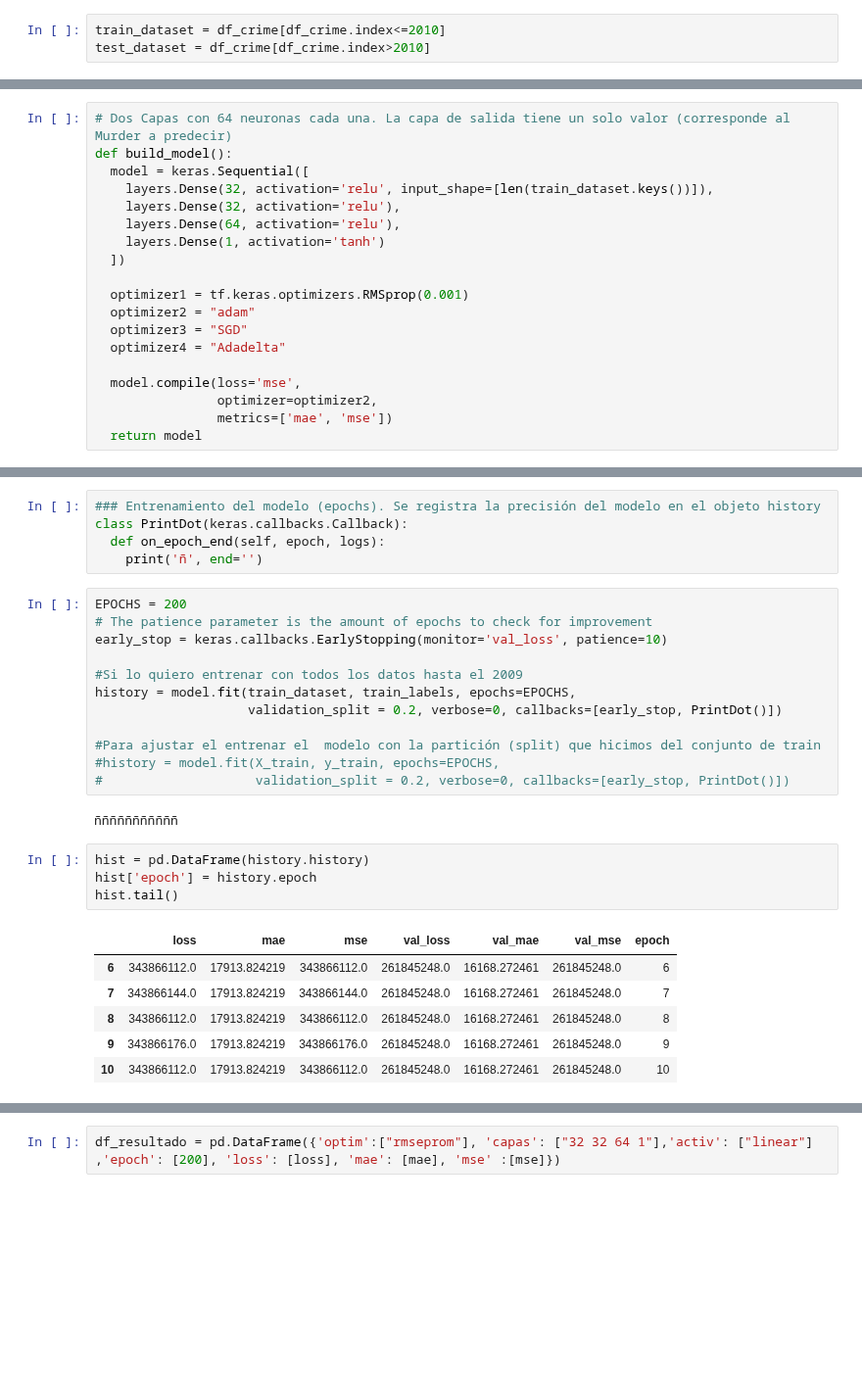
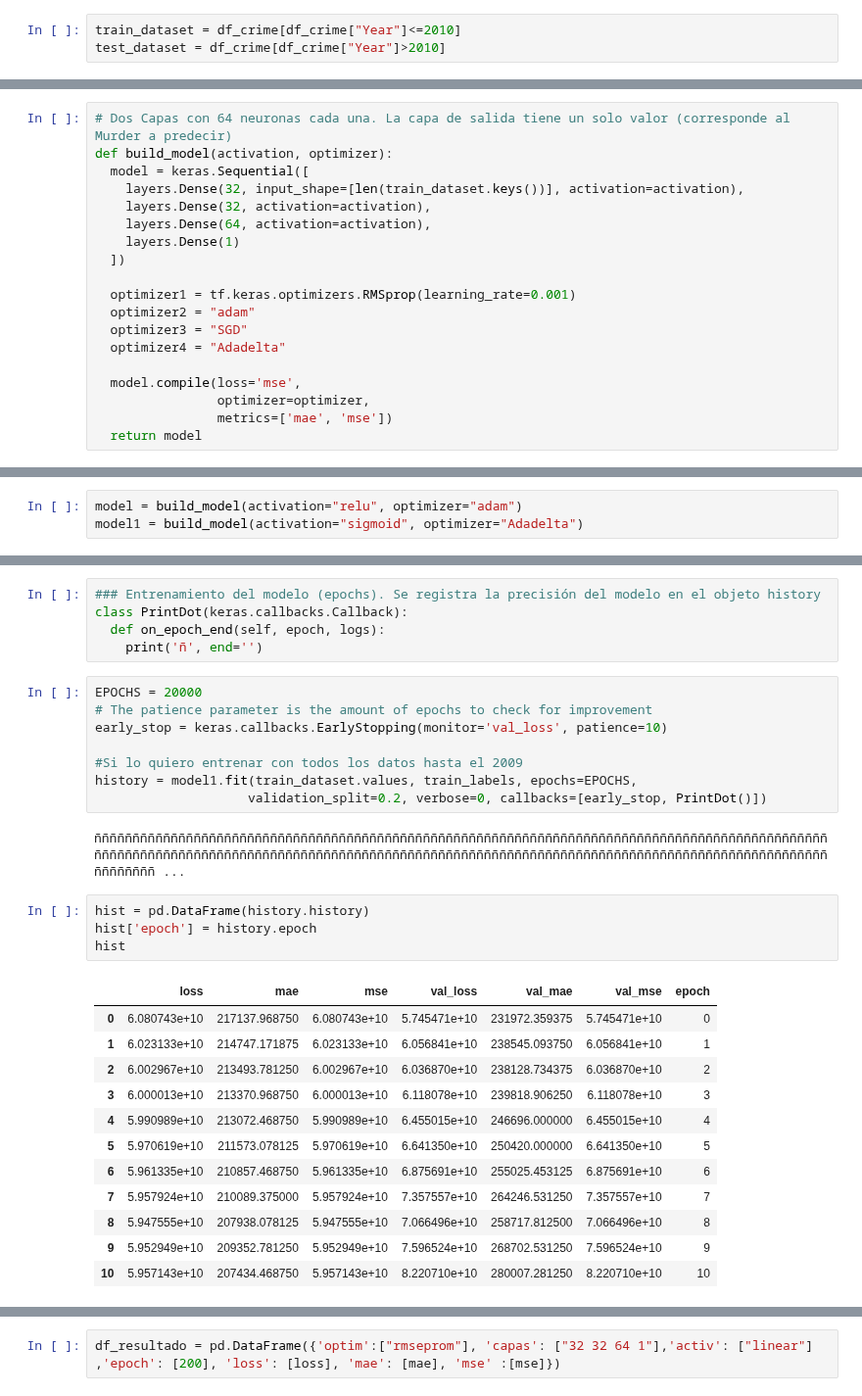
Before and after one commit to Clapiniella/data_science_jun_2020, a Jupyter notebook: others/exercises/week_12_solutions/crime_dnn MVL.ipynb, the cells around one changed output, grey strips where cells are left out. Shown at 98% size. Drawn from its saved outputs; the diff is of its cells as text; blank space fills up the shorter version.

```diff
--- a/others/exercises/week_12_solutions/crime_dnn MVL.ipynb
+++ b/others/exercises/week_12_solutions/crime_dnn MVL.ipynb
@@ -96,3 +119,3 @@ df_crime =df
 # %%
-train_dataset = df_crime[df_crime.index<=2010]
-test_dataset = df_crime[df_crime.index>2010]
+train_dataset = df_crime[df_crime["Year"]<=2010]
+test_dataset = df_crime[df_crime["Year"]>2010]
@@ -116,20 +159,20 @@ Ahora, prueba 3 optimizadores diferentes, ¿se modifica el resultado? ¿cuál te
 Con el mejor optimizador modifica la función de activación a otra diferente. ¿Cuál ha dado mejor resultado?
 # %%
 # Dos Capas con 64 neuronas cada una. La capa de salida tiene un solo valor (corresponde al Murder a predecir)
-def build_model():
+def build_model(activation, optimizer):
   model = keras.Sequential([
-    layers.Dense(32, activation='relu', input_shape=[len(train_dataset.keys())]),
-    layers.Dense(32, activation='relu'),
-    layers.Dense(64, activation='relu'),
-    layers.Dense(1, activation='tanh')
+    layers.Dense(32, input_shape=[len(train_dataset.keys())], activation=activation),
+    layers.Dense(32, activation=activation),
+    layers.Dense(64, activation=activation),
+    layers.Dense(1)
   ])
 
-  optimizer1 = tf.keras.optimizers.RMSprop(0.001)
+  optimizer1 = tf.keras.optimizers.RMSprop(learning_rate=0.001)
   optimizer2 = "adam"
   optimizer3 = "SGD"
   optimizer4 = "Adadelta"
 
   model.compile(loss='mse',
-                optimizer=optimizer2,
+                optimizer=optimizer,
                 metrics=['mae', 'mse'])
   return model
@@ -138,3 +179,6 @@ model = build_model()
+# %%
+model = build_model(activation="relu", optimizer="adam")
+model1 = build_model(activation="sigmoid", optimizer="Adadelta")
 # %%
 # Revisión del modelo
 model.summary()
@@ -168,27 +205,29 @@ class PrintDot(keras.callbacks.Callback):
   def on_epoch_end(self, epoch, logs):
     print('ñ', end='')
 # %%
-EPOCHS = 200
+EPOCHS = 20000
 # The patience parameter is the amount of epochs to check for improvement
 early_stop = keras.callbacks.EarlyStopping(monitor='val_loss', patience=10)
 
 #Si lo quiero entrenar con todos los datos hasta el 2009
-history = model.fit(train_dataset, train_labels, epochs=EPOCHS,
-                    validation_split = 0.2, verbose=0, callbacks=[early_stop, PrintDot()])
-
-#Para ajustar el entrenar el  modelo con la partición (split) que hicimos del conjunto de train
-#history = model.fit(X_train, y_train, epochs=EPOCHS,
-#                    validation_split = 0.2, verbose=0, callbacks=[early_stop, PrintDot()])
+history = model1.fit(train_dataset.values, train_labels, epochs=EPOCHS,
+                    validation_split=0.2, verbose=0, callbacks=[early_stop, PrintDot()])
 # %% [output]
-ñññññññññññ
+ññññññññññññññññññññññññññññññññññññññññññññññññññññññññññññññññññññññññññññññññññññññññññññññññññññññññññññññññññññññññññññññññññññññññññññññññññññññññññññññññññññññññññññññññññññññññññññññññññññññññ ...
 # %%
 hist = pd.DataFrame(history.history)
 hist['epoch'] = history.epoch
-hist.tail()
+hist
 # %% [output]
 |  | loss | mae | mse | val_loss | val_mae | val_mse | epoch |
-| 6 | 343866112.0 | 17913.824219 | 343866112.0 | 261845248.0 | 16168.272461 | 261845248.0 | 6 |
-| 7 | 343866144.0 | 17913.824219 | 343866144.0 | 261845248.0 | 16168.272461 | 261845248.0 | 7 |
-| 8 | 343866112.0 | 17913.824219 | 343866112.0 | 261845248.0 | 16168.272461 | 261845248.0 | 8 |
-| 9 | 343866176.0 | 17913.824219 | 343866176.0 | 261845248.0 | 16168.272461 | 261845248.0 | 9 |
-| 10 | 343866112.0 | 17913.824219 | 343866112.0 | 261845248.0 | 16168.272461 | 261845248.0 | 10 |
+| 0 | 6.080743e+10 | 217137.968750 | 6.080743e+10 | 5.745471e+10 | 231972.359375 | 5.745471e+10 | 0 |
+| 1 | 6.023133e+10 | 214747.171875 | 6.023133e+10 | 6.056841e+10 | 238545.093750 | 6.056841e+10 | 1 |
+| 2 | 6.002967e+10 | 213493.781250 | 6.002967e+10 | 6.036870e+10 | 238128.734375 | 6.036870e+10 | 2 |
+| 3 | 6.000013e+10 | 213370.968750 | 6.000013e+10 | 6.118078e+10 | 239818.906250 | 6.118078e+10 | 3 |
+| 4 | 5.990989e+10 | 213072.468750 | 5.990989e+10 | 6.455015e+10 | 246696.000000 | 6.455015e+10 | 4 |
+| 5 | 5.970619e+10 | 211573.078125 | 5.970619e+10 | 6.641350e+10 | 250420.000000 | 6.641350e+10 | 5 |
+| 6 | 5.961335e+10 | 210857.468750 | 5.961335e+10 | 6.875691e+10 | 255025.453125 | 6.875691e+10 | 6 |
+| 7 | 5.957924e+10 | 210089.375000 | 5.957924e+10 | 7.357557e+10 | 264246.531250 | 7.357557e+10 | 7 |
+| 8 | 5.947555e+10 | 207938.078125 | 5.947555e+10 | 7.066496e+10 | 258717.812500 | 7.066496e+10 | 8 |
+| 9 | 5.952949e+10 | 209352.781250 | 5.952949e+10 | 7.596524e+10 | 268702.531250 | 7.596524e+10 | 9 |
+| 10 | 5.957143e+10 | 207434.468750 | 5.957143e+10 | 8.220710e+10 | 280007.281250 | 8.220710e+10 | 10 |
```
Also changed, not shown: parts of 32 cells of this notebook.
